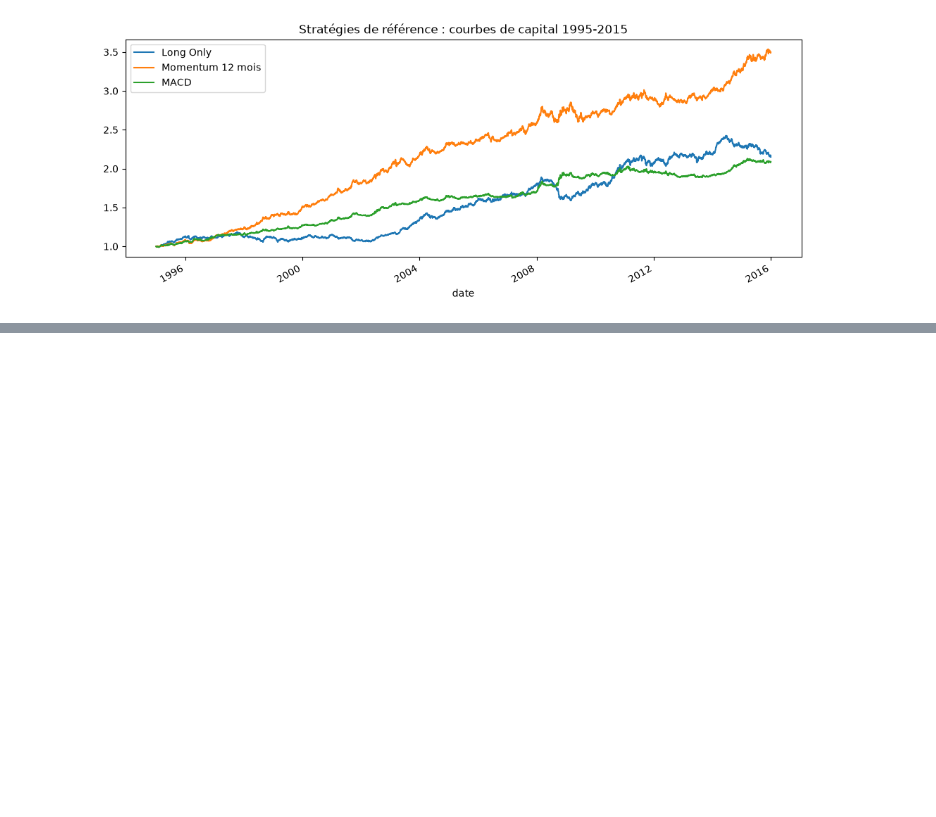
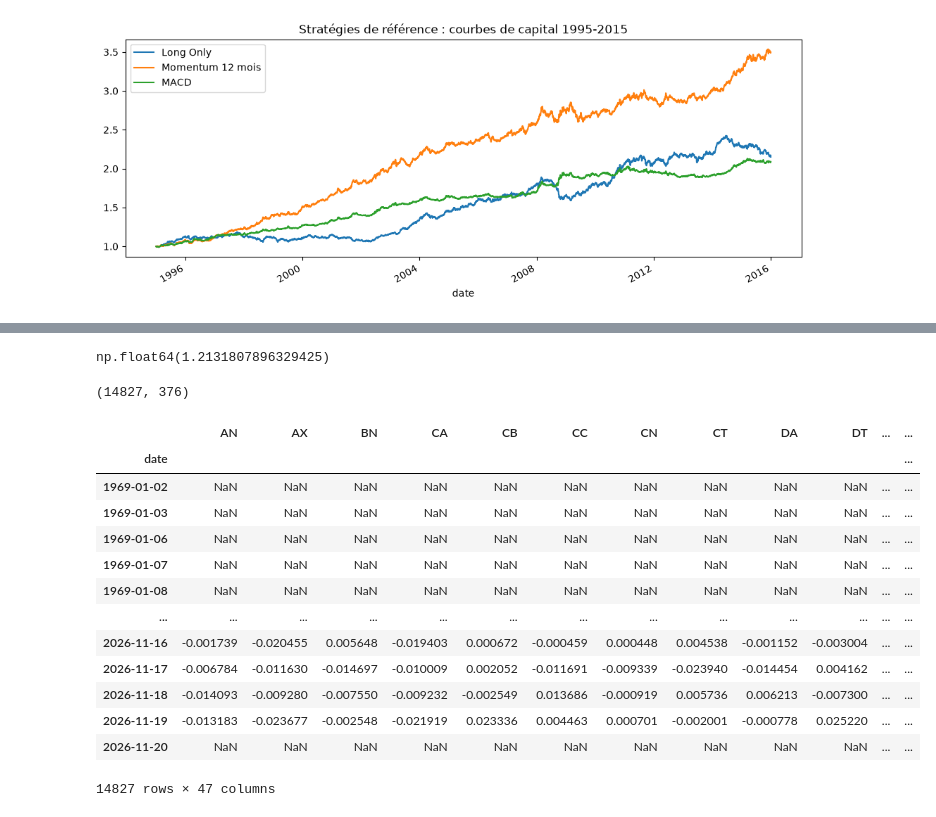
Before and after one commit to lajord/Quant_lab, a Jupyter notebook: projects/05-deep-momentum-networks/strategie.ipynb, the cells around one changed output, grey strips where cells are left out. Drawn from its saved outputs; the diff is of its cells as text; code cells hidden in the pictures; blank space fills up the shorter version.

```diff
--- a/projects/05-deep-momentum-networks/strategie.ipynb
+++ b/projects/05-deep-momentum-networks/strategie.ipynb
@@ -125,0 +133,12 @@ drawdown max             0.159             0.088  0.070
+# %%
+# feature
+
+sigma_j = volat / np.sqrt(252)
+
+rendements_normalise = {}
+
+for k in [1, 21, 63, 126, 252]:
+    rendements_normalise[f"r{k}"]=prix.pct_change(k) / (sigma_j * np.sqrt(k))
+rendements_normalise["r252"].stack().std()
+# %% [output]
+np.float64(1.2131807896329425)
@@ -125,0 +151,25 @@ drawdown max             0.159             0.088  0.070
+# %%
+features = dict(rendements_normalise)
+for S, L in [(8, 24), (16, 48), (32, 96)]:
+    features[f"macd_{S}_{L}"]=calc_Y(S, L)
+tableau_features = pd.concat(features, axis=1)
+tableau_features.shape
+# %% [output]
+(14827, 376)
+# %%
+cible = (SIGMA_TGT / volat) * rendements.shift(-1)
+# %% [output]
+|  | AN | AX | BN | CA | CB | CC | CN | CT | DA | DT | ... | ... |
+| date |  |  |  |  |  |  |  |  |  |  |  | ... |
+| 1969-01-02 | NaN | NaN | NaN | NaN | NaN | NaN | NaN | NaN | NaN | NaN | ... | ... |
+| 1969-01-03 | NaN | NaN | NaN | NaN | NaN | NaN | NaN | NaN | NaN | NaN | ... | ... |
+| 1969-01-06 | NaN | NaN | NaN | NaN | NaN | NaN | NaN | NaN | NaN | NaN | ... | ... |
+| 1969-01-07 | NaN | NaN | NaN | NaN | NaN | NaN | NaN | NaN | NaN | NaN | ... | ... |
+| 1969-01-08 | NaN | NaN | NaN | NaN | NaN | NaN | NaN | NaN | NaN | NaN | ... | ... |
+| ... | ... | ... | ... | ... | ... | ... | ... | ... | ... | ... | ... | ... |
+| 2026-11-16 | -0.001739 | -0.020455 | 0.005648 | -0.019403 | 0.000672 | -0.000459 | 0.000448 | 0.004538 | -0.001152 | -0.003004 | ... | ... |
+| 2026-11-17 | -0.006784 | -0.011630 | -0.014697 | -0.010009 | 0.002052 | -0.011691 | -0.009339 | -0.023940 | -0.014454 | 0.004162 | ... | ... |
+| 2026-11-18 | -0.014093 | -0.009280 | -0.007550 | -0.009232 | -0.002549 | 0.013686 | -0.000919 | 0.005736 | 0.006213 | -0.007300 | ... | ... |
+| 2026-11-19 | -0.013183 | -0.023677 | -0.002548 | -0.021919 | 0.023336 | 0.004463 | 0.000701 | -0.002001 | -0.000778 | 0.025220 | ... | ... |
+| 2026-11-20 | NaN | NaN | NaN | NaN | NaN | NaN | NaN | NaN | NaN | NaN | ... | ... |
+14827 rows × 47 columns
```
Also changed, not shown: parts of 4 cells of this notebook.
